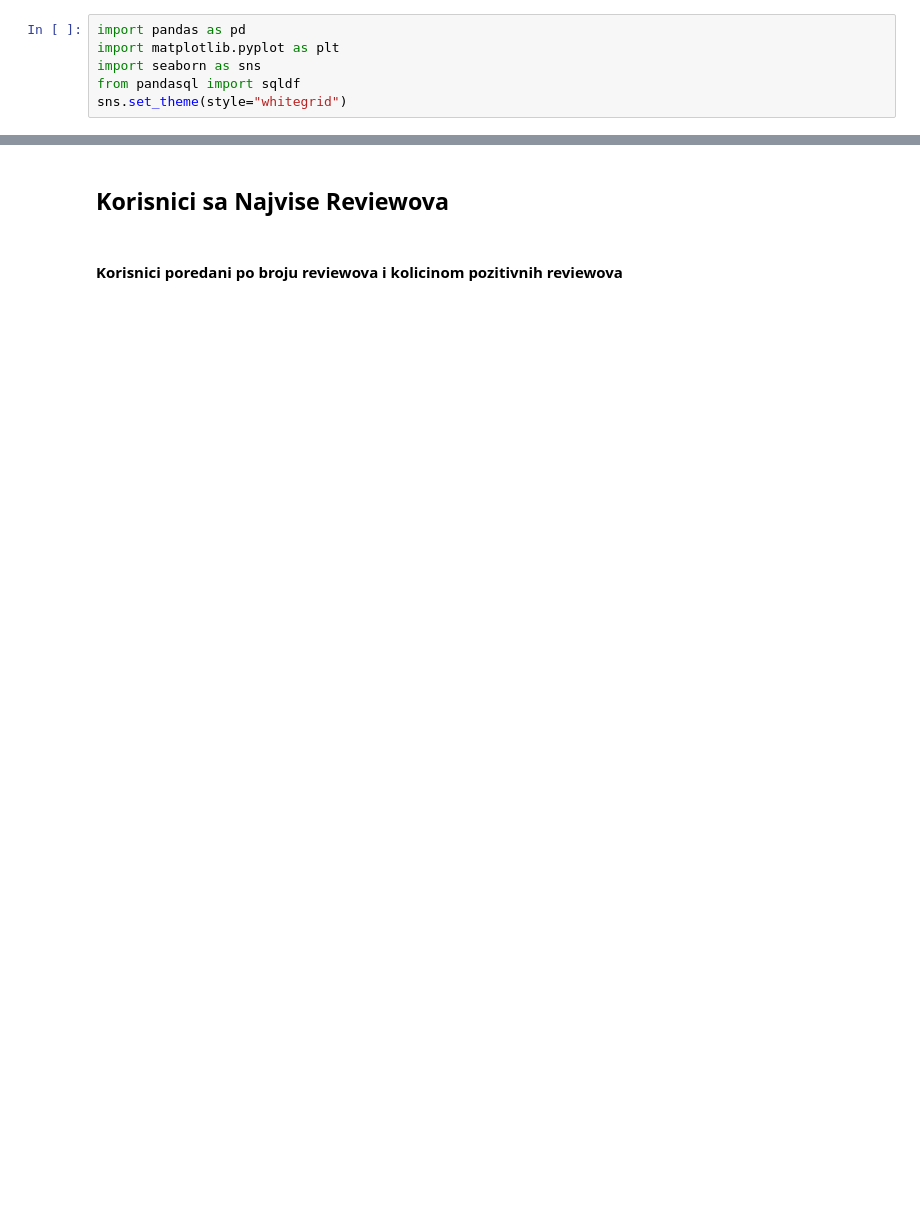
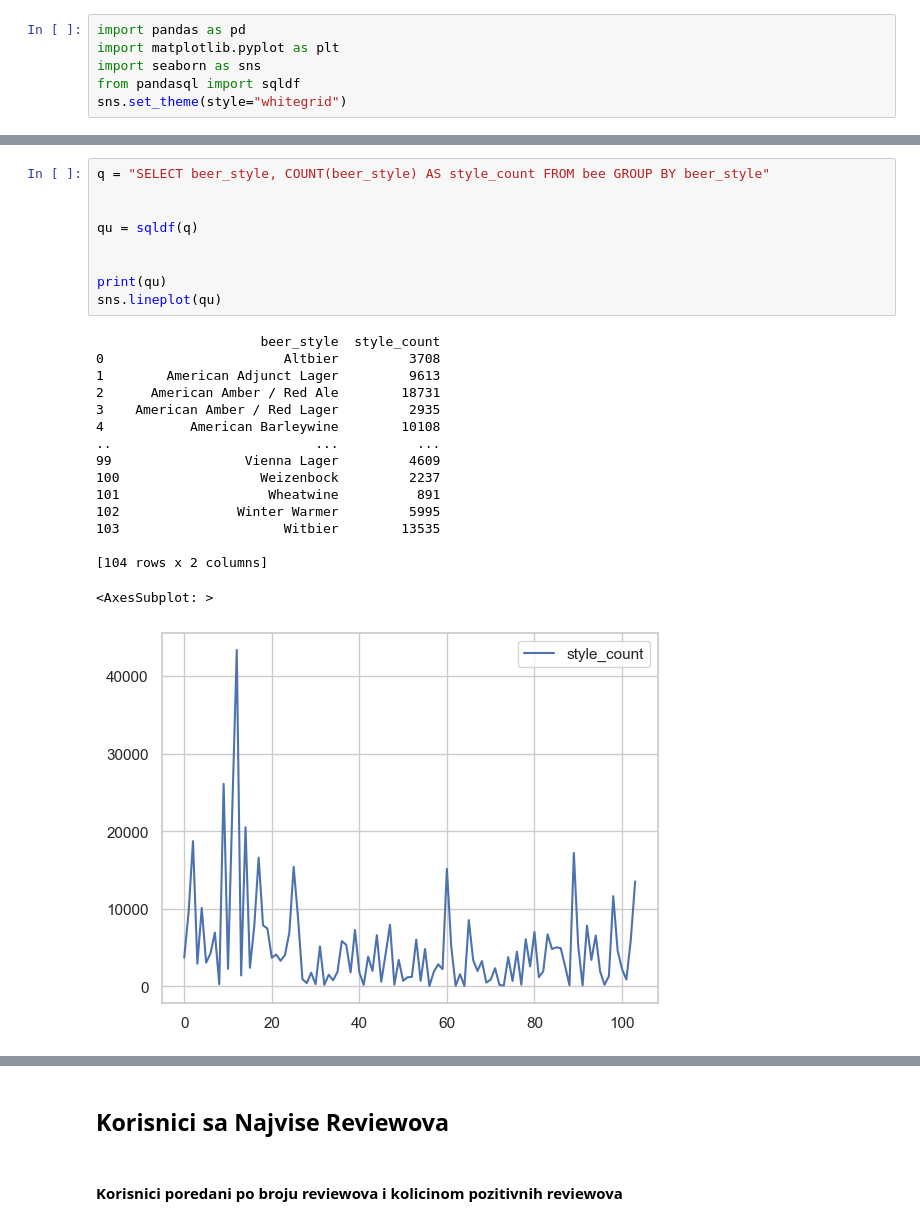
Before and after one commit to dzoricic/ratebeer-data-science-project, a Jupyter notebook: BeerProject.ipynb, the cells around one changed output, grey strips where cells are left out. Saved outputs shown, nothing was run; the diff lists cells and outputs as text; blank space fills up the shorter version.

```diff
--- a/BeerProject.ipynb
+++ b/BeerProject.ipynb
@@ -20,0 +29,26 @@ famousBeerStyle = sqldf(famousBeerStyleQuery)
+# %%
+q = "SELECT beer_style, COUNT(beer_style) AS style_count FROM bee GROUP BY beer_style"
+
+
+qu = sqldf(q)
+
+
+print(qu)
+sns.lineplot(qu)
+# %% [output]
+                     beer_style  style_count
+0                       Altbier         3708
+1        American Adjunct Lager         9613
+2      American Amber / Red Ale        18731
+3    American Amber / Red Lager         2935
+4           American Barleywine        10108
+..                          ...          ...
+99                 Vienna Lager         4609
+100                  Weizenbock         2237
+101                   Wheatwine          891
+102               Winter Warmer         5995
+103                     Witbier        13535
+
+[104 rows x 2 columns]
+<AxesSubplot: >
+[figure, added]
```
Also changed, not shown: parts of 25 cells of this notebook, 1 other file.
